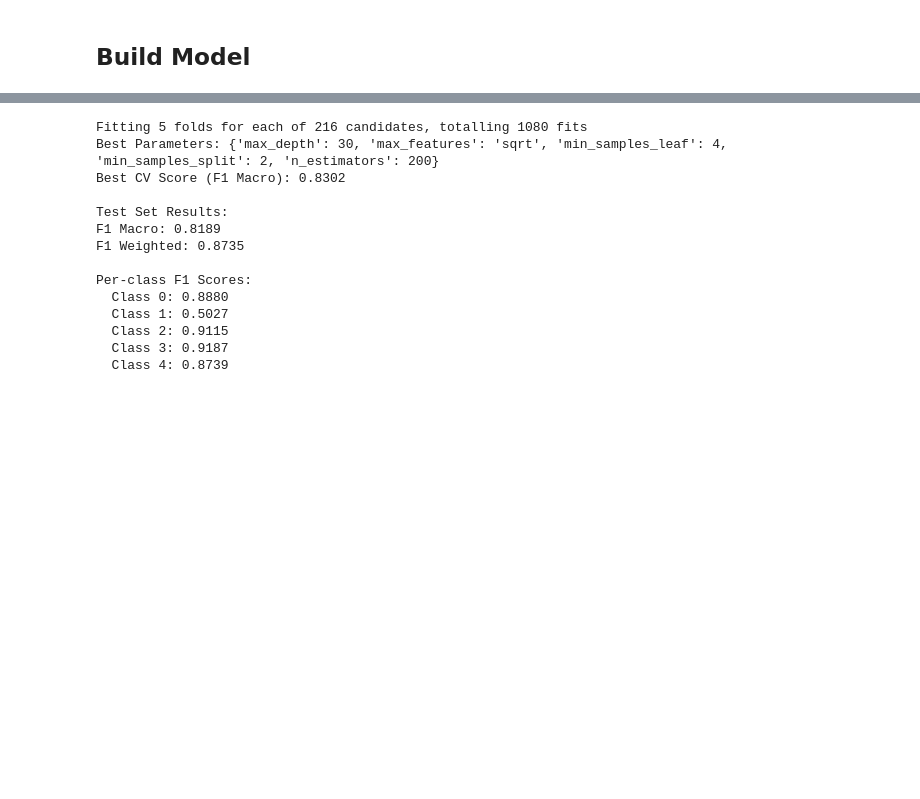
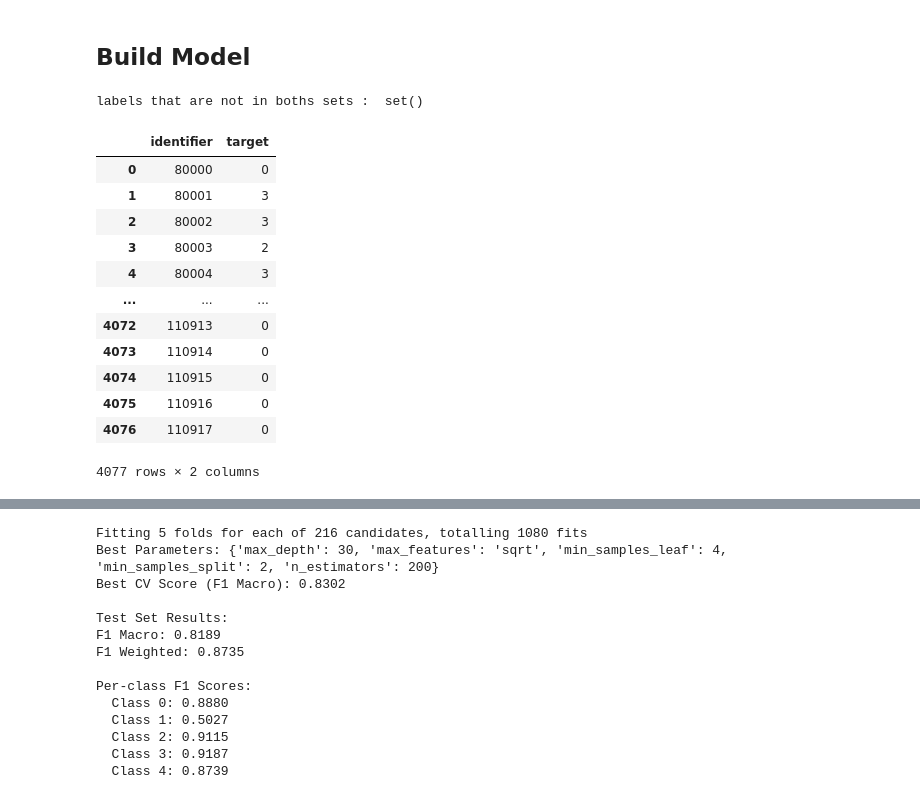
Before and after one commit to arseniee/ml2_tp, a Jupyter notebook: Tp_ml2.ipynb, the cells around one changed output, grey strips where cells are left out. Cells and saved outputs as stored; diff of their text form; code cells hidden in the pictures; blank space fills up the shorter version.

Commit message:
cleaning code and new feature score 0.72

```diff
--- a/Tp_ml2.ipynb
+++ b/Tp_ml2.ipynb
@@ -511,3 +847,76 @@ y_pred_classes = np.argmax(y_pred_proba, axis=1)
 s = create_submission(X_test, y_pred_classes, 'deepL_')
 # %% [markdown]
 ## Build Model
+# %%
+## Cree une submition pour un model XGboost simple
+
+# X_df, y = df_clean.drop(['num_signal'], axis=1), df['target']
+# X_df, y = df_features_optimized.drop(['num_signal', 'target'], axis=1), df['target']
+
+df_features
+X_df, y = df_features.drop(['num_signal'], axis=1), df['target']
+df_test = format_data(False)
+X_test = create_features(df_test).drop(['num_signal'], axis=1)
+
+
+# 2. Scale second
+scaler = StandardScaler()
+X_train = scaler.fit_transform(X_df)
+X_test = scaler.transform(X_test)
+
+
+
+# Model that performed best for now
+model = XGBClassifier(
+    n_estimators=500,
+    max_depth=4,  # Deeper for complex patterns
+    learning_rate=0.05,  # Lower for better generalization
+    reg_lambda=1.0,  # L2 regularization
+    objective='multi:softprob',
+    eval_metric='mlogloss',
+    random_state=RANDOM_STATE
+)
+
+
+## Performed very shitty
+# model = XGBClassifier(
+#     n_estimators=800,
+#     max_depth=3,                 # Shallower trees generalize better
+#     learning_rate=0.03,          # Slower learning
+#     subsample=0.7,               # Row subsampling (VERY important)
+#     colsample_bytree=0.6,        # Feature subsampling
+#     min_child_weight=5,          # Prevents learning noise
+#     gamma=0.1,                   # Split penalty
+#     reg_lambda=2.0,              # Stronger L2
+#     reg_alpha=0.5,               # Add L1 regularization
+#     objective='multi:softprob',
+#     eval_metric='mlogloss',
+#     tree_method='hist',          # Faster, more stable
+#     random_state=RANDOM_STATE,
+#     n_jobs=-1
+# )
+
+model.fit(X_train, y.astype(int))
+predictions = model.predict(X_test)
+
+
+model.fit(X_train, y)
+predictions = np.argmax(model.predict_proba(X_test), axis=1)
+
+
+create_submission(df_test, predictions, "less_param")
+# %% [output]
+labels that are not in boths sets :  set()
+|  | identifier | target |
+| 0 | 80000 | 0 |
+| 1 | 80001 | 3 |
+| 2 | 80002 | 3 |
+| 3 | 80003 | 2 |
+| 4 | 80004 | 3 |
+| ... | ... | ... |
+| 4072 | 110913 | 0 |
+| 4073 | 110914 | 0 |
+| 4074 | 110915 | 0 |
+| 4075 | 110916 | 0 |
+| 4076 | 110917 | 0 |
+4077 rows × 2 columns
```
Also changed, not shown: parts of 17 cells of this notebook.
